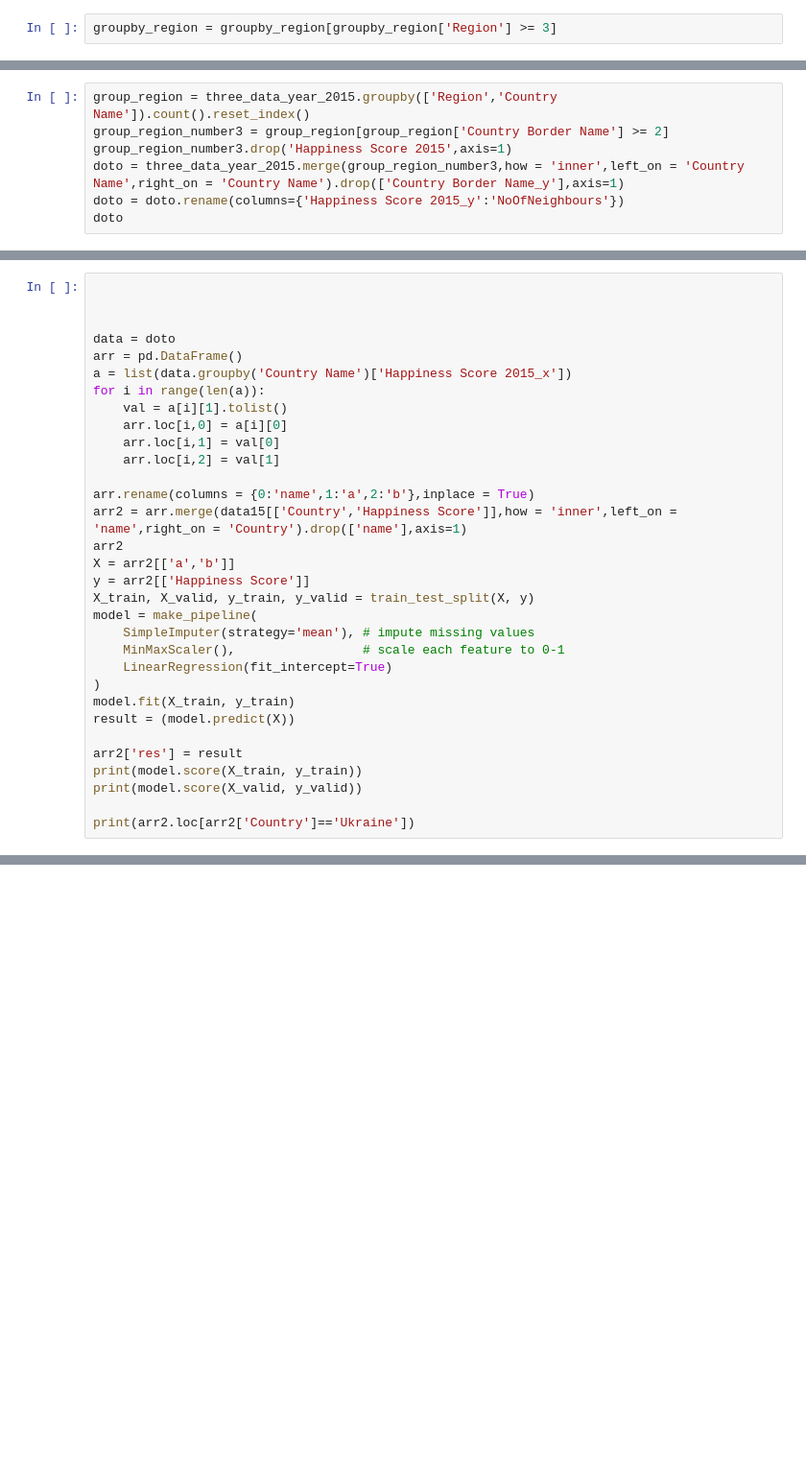
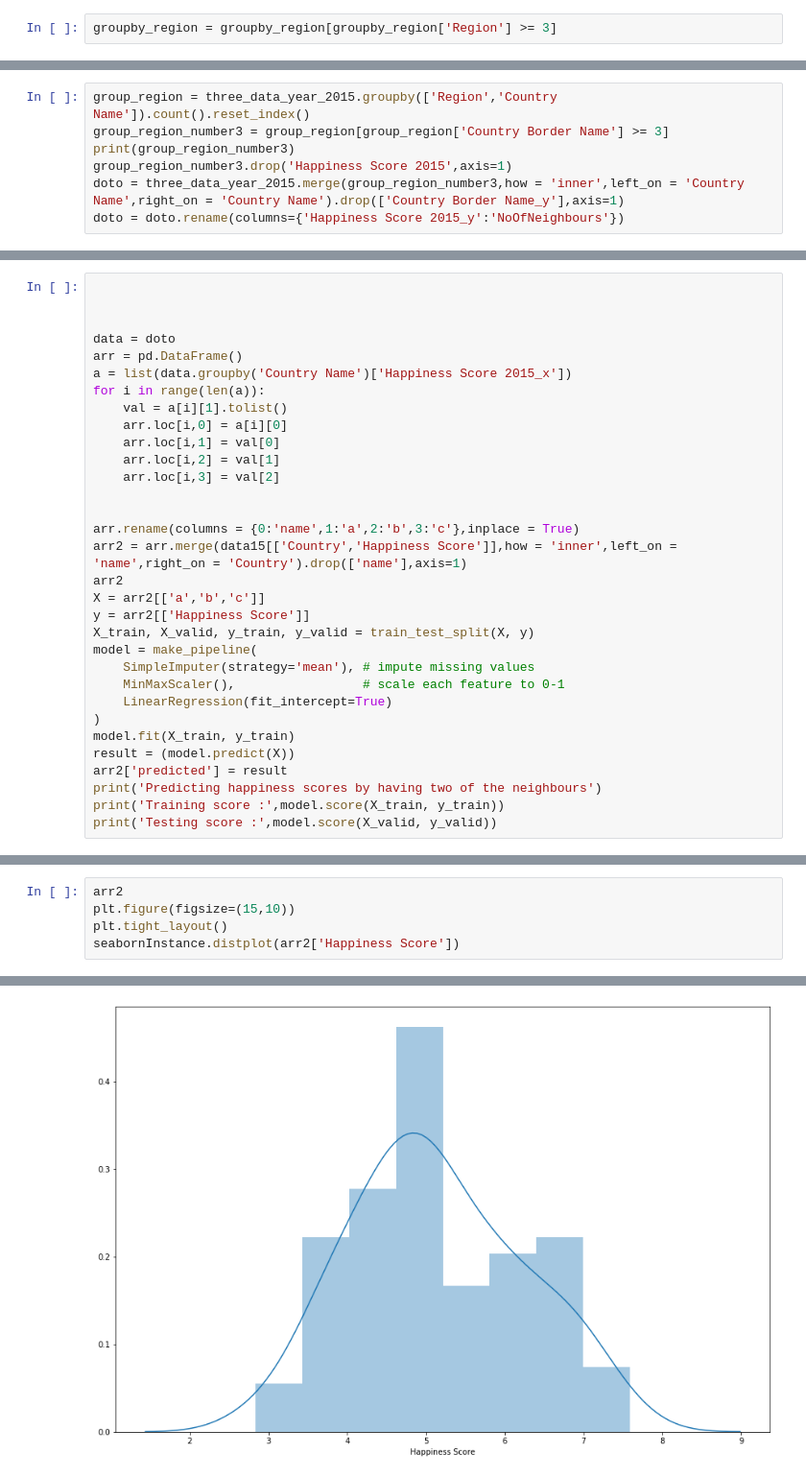
Before and after one commit to Kassymkhan919/CMPT353-Team-Happiness, a Jupyter notebook: MachineLearningUsingNeighbours.ipynb, the cells around one changed output, grey strips where cells are left out. Shown at 96% size. Drawn from its saved outputs; the diff is of its cells as text; blank space fills up the shorter version.

```diff
--- a/MachineLearningUsingNeighbours.ipynb
+++ b/MachineLearningUsingNeighbours.ipynb
@@ -68,9 +78,9 @@ groupby_region
 91 rows × 2 columns
 # %%
 group_region = three_data_year_2015.groupby(['Region','Country Name']).count().reset_index()
-group_region_number3 = group_region[group_region['Country Border Name'] >= 2]
+group_region_number3 = group_region[group_region['Country Border Name'] >= 3]
+print(group_region_number3)
 group_region_number3.drop('Happiness Score 2015',axis=1)
 doto = three_data_year_2015.merge(group_region_number3,how = 'inner',left_on = 'Country Name',right_on = 'Country Name').drop(['Country Border Name_y'],axis=1)
 doto = doto.rename(columns={'Happiness Score 2015_y':'NoOfNeighbours'})
-doto
 # %% [output]
@@ -104,11 +113,13 @@ for i in range(len(a)):
     arr.loc[i,0] = a[i][0]
     arr.loc[i,1] = val[0]
     arr.loc[i,2] = val[1]
+    arr.loc[i,3] = val[2]
 
-arr.rename(columns = {0:'name',1:'a',2:'b'},inplace = True)
+
+arr.rename(columns = {0:'name',1:'a',2:'b',3:'c'},inplace = True)
 arr2 = arr.merge(data15[['Country','Happiness Score']],how = 'inner',left_on = 'name',right_on = 'Country').drop(['name'],axis=1)
 arr2
-X = arr2[['a','b']]
+X = arr2[['a','b','c']]
 y = arr2[['Happiness Score']]
 X_train, X_valid, y_train, y_valid = train_test_split(X, y)
 model = make_pipeline(
@@ -118,10 +129,8 @@ model = make_pipeline(
 )
 model.fit(X_train, y_train)
 result = (model.predict(X))
-
-arr2['res'] = result
-print(model.score(X_train, y_train))
-print(model.score(X_valid, y_valid))
-
-print(arr2.loc[arr2['Country']=='Ukraine'])
+arr2['predicted'] = result
+print('Predicting happiness scores by having two of the neighbours')
+print('Training score :',model.score(X_train, y_train))
+print('Testing score :',model.score(X_valid, y_valid))
 # %% [output]
@@ -151,0 +140,6 @@ print(arr2.loc[arr2['Country']=='Ukraine'])
+# %%
+arr2
+plt.figure(figsize=(15,10))
+plt.tight_layout()
+seabornInstance.distplot(arr2['Happiness Score'])
+# %% [output]
@@ -151,0 +147 @@ print(arr2.loc[arr2['Country']=='Ukraine'])
+[figure, added]
```
Also changed, not shown: parts of 9 cells of this notebook.
